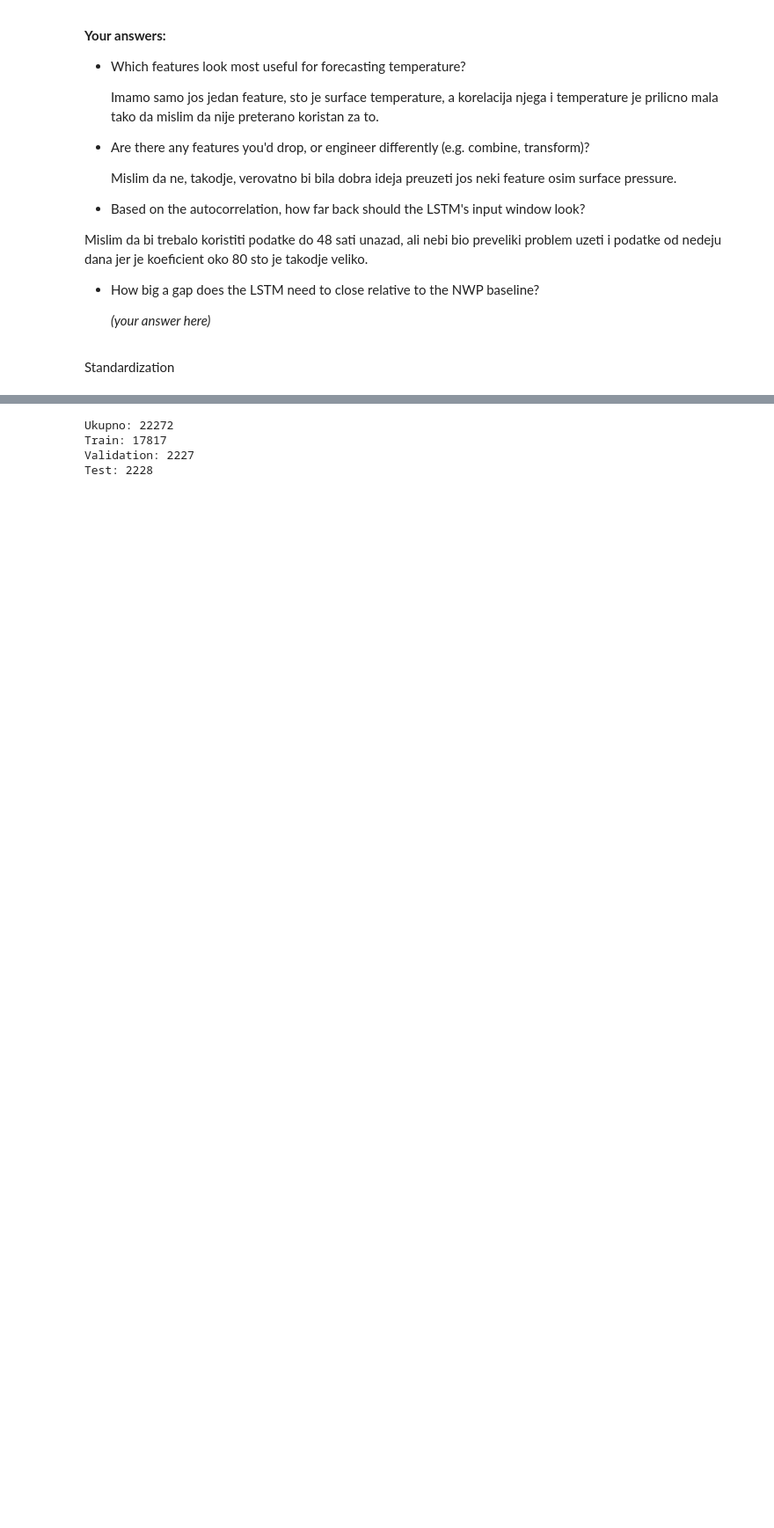
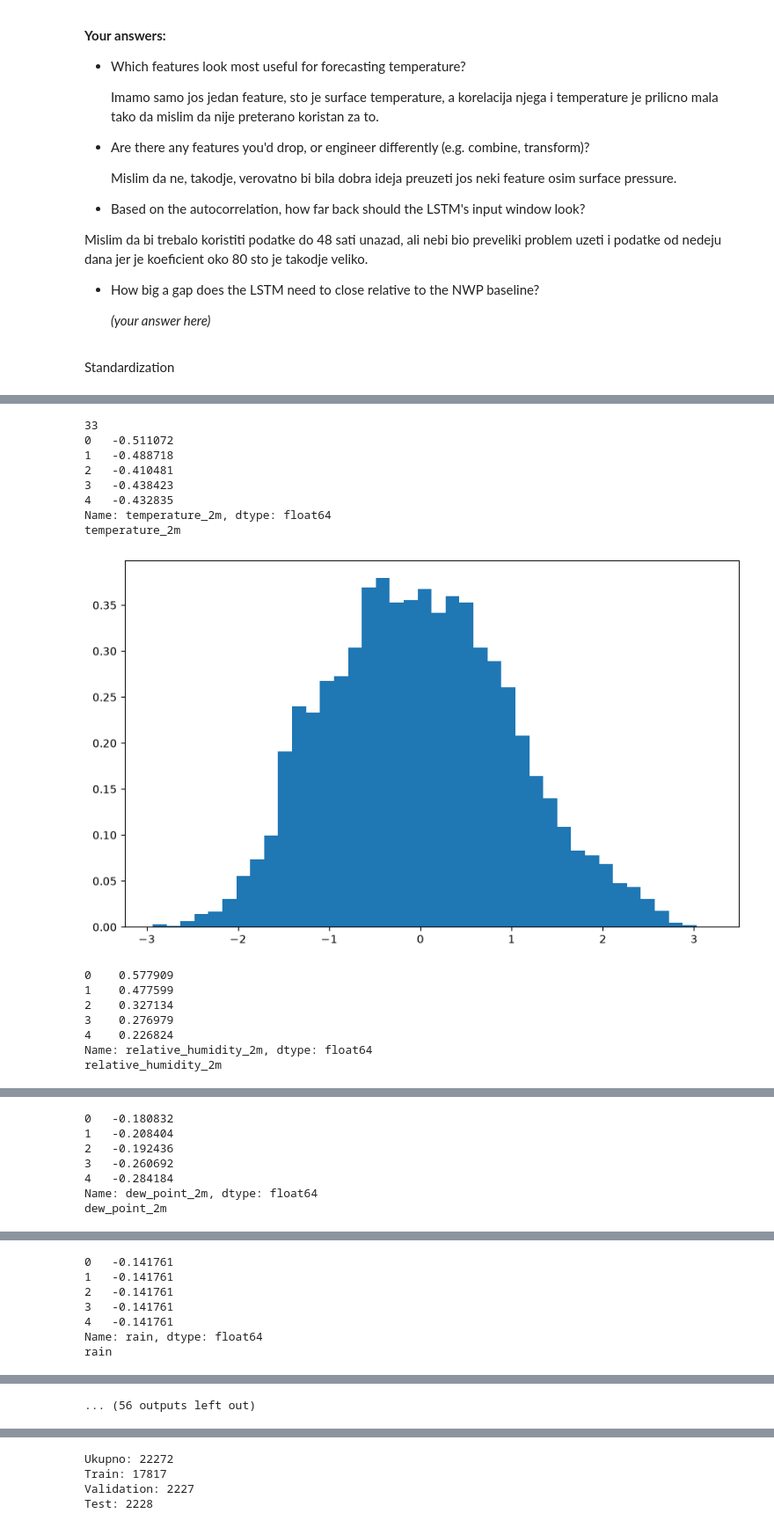
Before and after one commit to matejvu/TemperatureForecasting, a Jupyter notebook: notebooks/feature_exploration.ipynb, the cells around one changed output, grey strips where cells are left out. Shown at 88% size. Cells and saved outputs as stored; diff of their text form; code cells hidden in the pictures; blank space fills up the shorter version.

```diff
--- a/notebooks/feature_exploration.ipynb
+++ b/notebooks/feature_exploration.ipynb
@@ -515,0 +464,43 @@ Name: surface_pressure, dtype: float64
+# %%
+def standardizacijasvega(df):
+    brojevi = df.select_dtypes(include="number")
+    n=len(brojevi.columns)
+    print(n)
+
+
+
+    for i in range(n):
+        kolona = brojevi.columns[i]
+        mu = brojevi[kolona].mean()
+        sigma = brojevi[kolona].std()
+
+        brojevi[kolona]=(brojevi[kolona]-mu)/sigma
+        print(brojevi[kolona].head())
+        print(brojevi.columns[i])
+
+
+
+        plt.figure(figsize=(10, 6))
+        plt.hist(brojevi[kolona], bins=40, density=True)
+        plt.show()
+    return brojevi
+
+
+standardizacijasvega(df)
+# %% [output]
+33
+0   -0.511072
+1   -0.488718
+2   -0.410481
+3   -0.438423
+4   -0.432835
+Name: temperature_2m, dtype: float64
+temperature_2m
+[figure, added]
+0    0.577909
+1    0.477599
+2    0.327134
+3    0.276979
+4    0.226824
+Name: relative_humidity_2m, dtype: float64
+relative_humidity_2m
@@ -515,0 +508,7 @@ Name: surface_pressure, dtype: float64
+0   -0.180832
+1   -0.208404
+2   -0.192436
+3   -0.260692
+4   -0.284184
+Name: dew_point_2m, dtype: float64
+dew_point_2m
@@ -515,0 +516,7 @@ Name: surface_pressure, dtype: float64
+0   -0.141761
+1   -0.141761
+2   -0.141761
+3   -0.141761
+4   -0.141761
+Name: rain, dtype: float64
+rain
@@ -516 +540,2 @@ Name: surface_pressure, dtype: float64
+... (56 outputs left out)
 # %%
```
Also changed, not shown: parts of 13 cells of this notebook.
